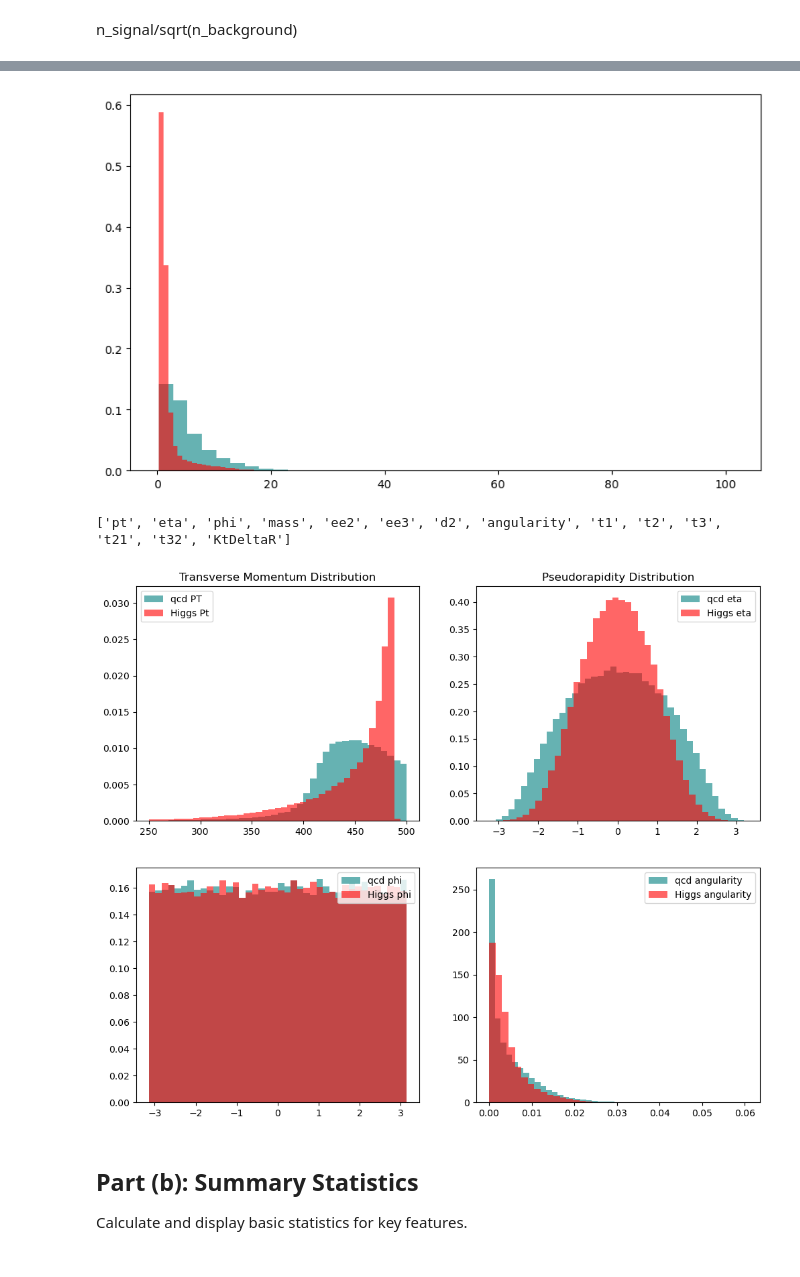
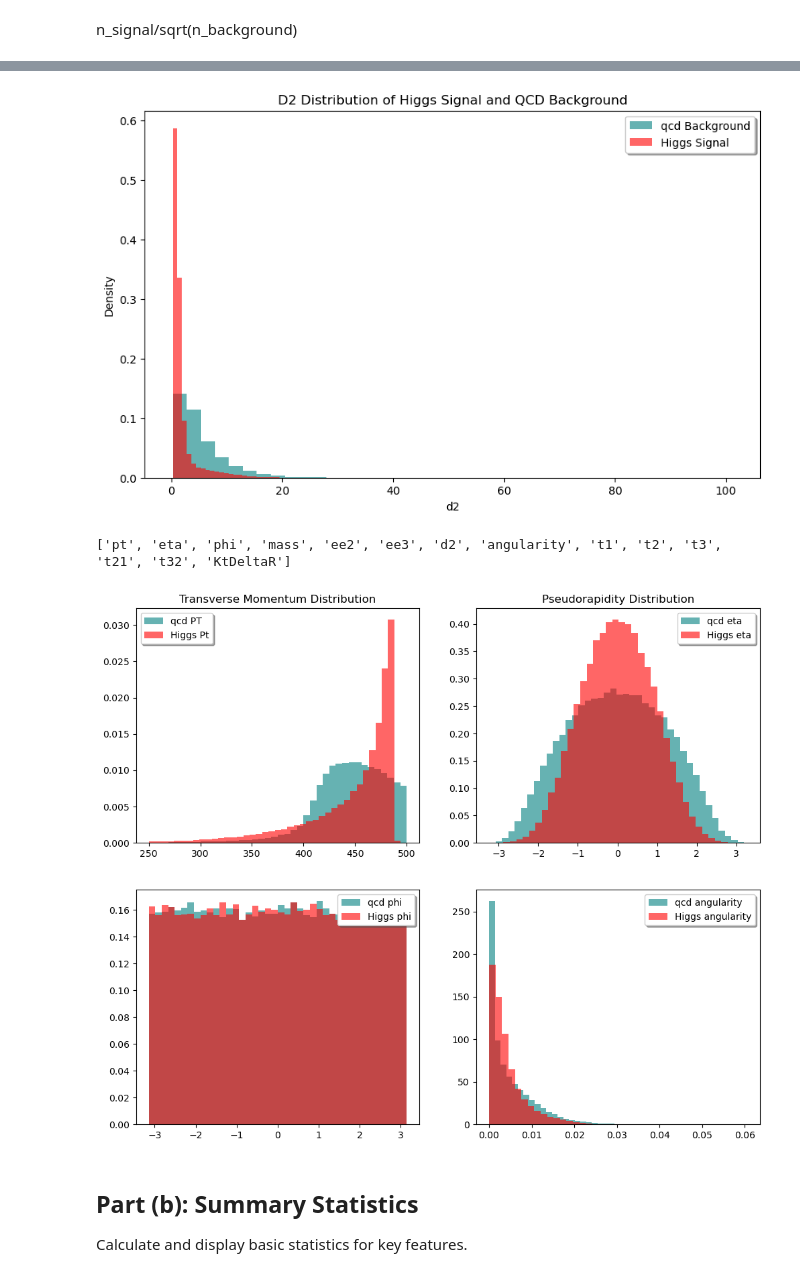
Before and after one commit to leoquintana4/Phys-434, a Jupyter notebook: PHYS 434 Lab 5.ipynb, the cells around one changed output, grey strips where cells are left out. Cells and saved outputs as stored; diff of their text form; code cells hidden in the pictures.

```diff
--- a/PHYS 434 Lab 5.ipynb
+++ b/PHYS 434 Lab 5.ipynb
@@ -116,12 +122,16 @@ ax.hist(higgs_df['mass'], bins=40, alpha=0.6, label='Higgs Signal', color='red',
 # %%
 # TODO: Plot d2 distributions for signal and background
 
 fig, ax1 = plt.subplots(figsize=(10, 6));
 
 ax1.hist(qcd_df['d2'], bins=40, alpha=0.6, label='qcd Background', color='teal', density=True);
 ax1.hist(higgs_df['d2'], bins=40, alpha=0.6, label='Higgs Signal', color='red', density=True);
+ax1.set_xlabel('d2');
+ax1.set_ylabel('Density');
+ax1.set_title('D2 Distribution of Higgs Signal and QCD Background');
+ax1.legend(shadow=True);
 # %% [output]
-[figure, old version]
+[figure, new version]
 # %%
 # TODO: Plot other available features (pt, eta, phi, etc.)
 # Create a multi-panel figure showing all features
@@ -133,23 +143,23 @@ fig, ax2 = plt.subplots(2, 2, figsize=(12, 10));
 ax2.flat[0].hist(qcd_df['pt'], bins=40, alpha=0.6, label='qcd PT', color='teal', density=True);
 ax2.flat[0].hist(higgs_df['pt'], bins=40, alpha=0.6, label='Higgs Pt', color='red', density=True);
 ax2.flat[0].set_title('Transverse Momentum Distribution');
-ax2.flat[0].legend();
+ax2.flat[0].legend(shadow=True);
 
 ax2.flat[1].hist(qcd_df['eta'], bins=40, alpha=0.6, label='qcd eta', color='teal', density=True);
 ax2.flat[1].hist(higgs_df['eta'], bins=40, alpha=0.6, label='Higgs eta', color='red', density=True);
 ax2.flat[1].set_title('Pseudorapidity Distribution');
-ax2.flat[1].legend();
+ax2.flat[1].legend(shadow=True);
 
 ax2.flat[2].hist(qcd_df['phi'], bins=40, alpha=0.6, label='qcd phi', color='teal', density=True);
 ax2.flat[2].hist(higgs_df['phi'], bins=40, alpha=0.6, label='Higgs phi', color='red', density=True);
-ax2.flat[2].legend();
+ax2.flat[2].legend(shadow=True);
 
 ax2.flat[3].hist(qcd_df['angularity'], bins=40, alpha=0.6, label='qcd angularity', color='teal', density=True);
 ax2.flat[3].hist(higgs_df['angularity'], bins=40, alpha=0.6, label='Higgs angularity', color='red', density=True);
-ax2.flat[3].legend();
+ax2.flat[3].legend(shadow=True);
 # %% [output]
 ['pt', 'eta', 'phi', 'mass', 'ee2', 'ee3', 'd2', 'angularity', 't1', 't2', 't3', 't21', 't32', 'KtDeltaR']
-[figure, old version]
+[figure, new version]
 # %% [markdown]
 ## Part (b): Summary Statistics
 
```
Also changed, not shown: parts of 13 cells of this notebook, 6 other files.
